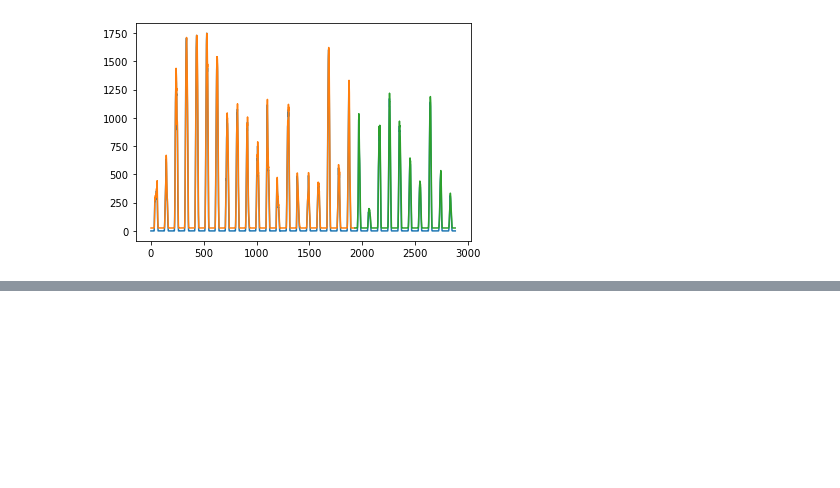
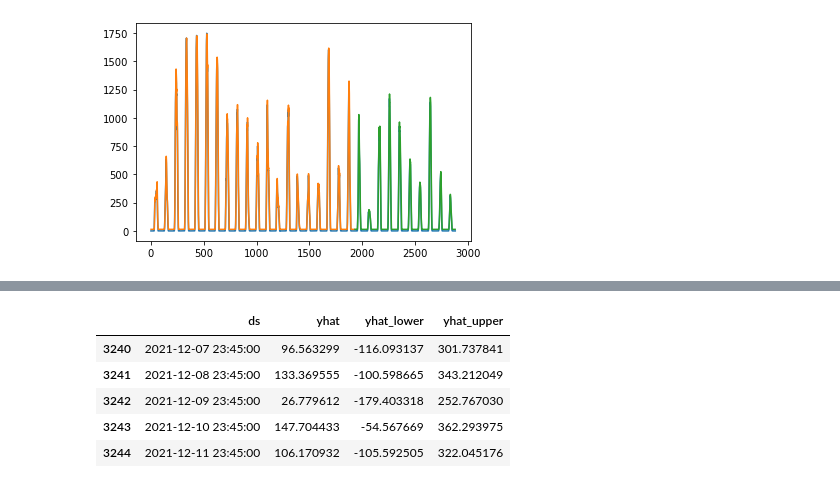
Before and after one commit to eknaepen/Solar_predictions, a Jupyter notebook: opdracht.ipynb, the cells around one changed output, grey strips where cells are left out. Cells and saved outputs as stored; diff of their text form; code cells hidden in the pictures; blank space fills up the shorter version.

```diff
--- a/opdracht.ipynb
+++ b/opdracht.ipynb
@@ -230,0 +267,10 @@ plt.show()
+# %%
+forecast = m.predict(future)
+forecast[['ds', 'yhat', 'yhat_lower', 'yhat_upper']].tail()
+# %% [output]
+|  | ds | yhat | yhat_lower | yhat_upper |
+| 3240 | 2021-12-07 23:45:00 | 96.563299 | -116.093137 | 301.737841 |
+| 3241 | 2021-12-08 23:45:00 | 133.369555 | -100.598665 | 343.212049 |
+| 3242 | 2021-12-09 23:45:00 | 26.779612 | -179.403318 | 252.767030 |
+| 3243 | 2021-12-10 23:45:00 | 147.704433 | -54.567669 | 362.293975 |
+| 3244 | 2021-12-11 23:45:00 | 106.170932 | -105.592505 | 322.045176 |
```
Also changed, not shown: parts of 10 cells of this notebook.
